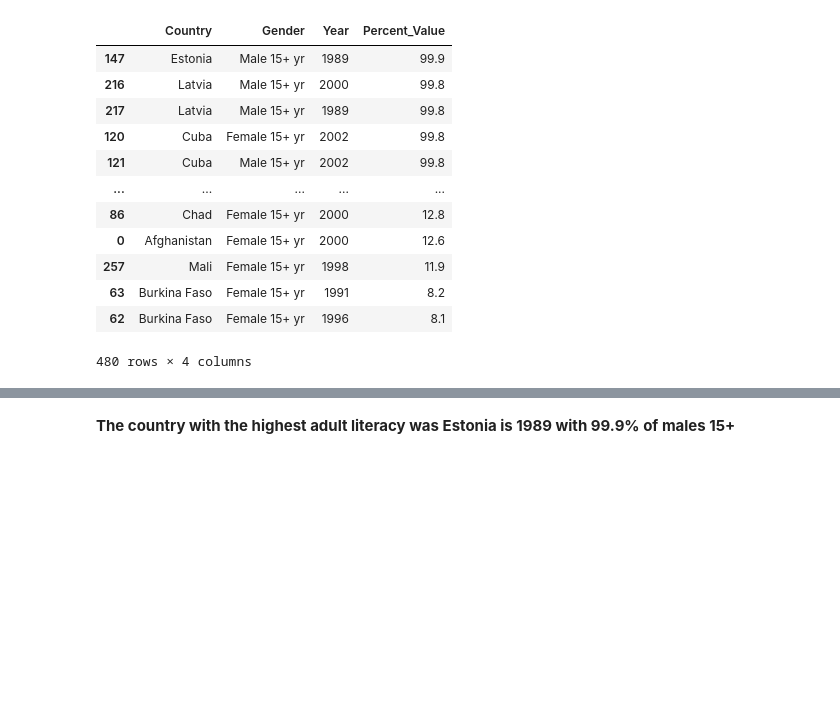
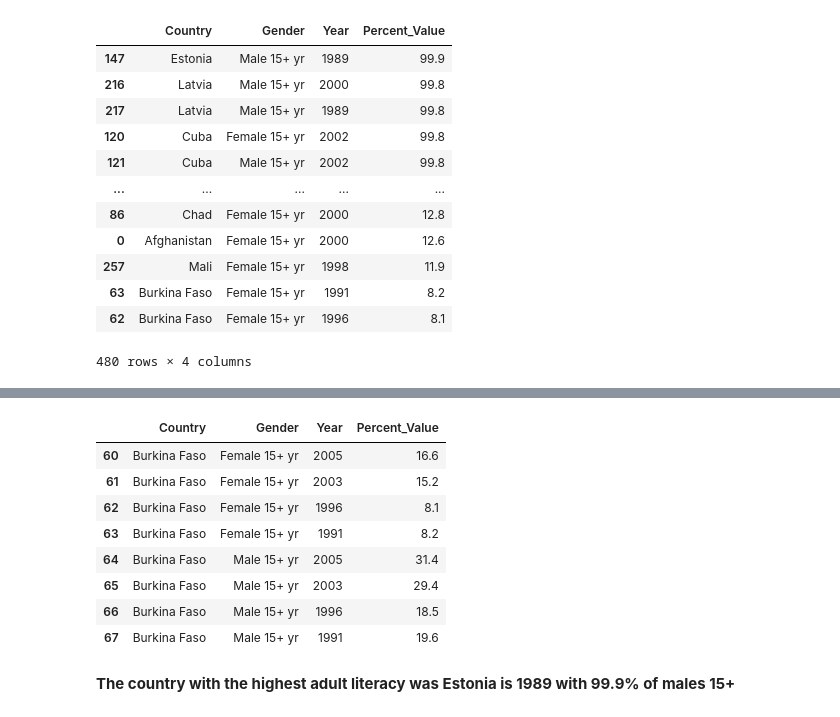
Before and after one commit to KagonDeans/un-exploration-KagonDeans, a Jupyter notebook: notebooks/Solo_UN_Data_Exploration.ipynb, the cells around one changed output, grey strips where cells are left out. Drawn from its saved outputs; the diff is of its cells as text; code cells hidden in the pictures; blank space fills up the shorter version.

```diff
--- a/notebooks/Solo_UN_Data_Exploration.ipynb
+++ b/notebooks/Solo_UN_Data_Exploration.ipynb
@@ -62,2 +70,14 @@ adult_lit.sort_values('Percent_Value', ascending = False)
+# %%
+adult_lit.loc[(adult_lit['Country']== 'Burkina Faso')]
+# %% [output]
+|  | Country | Gender | Year | Percent_Value |
+| 60 | Burkina Faso | Female 15+ yr | 2005 | 16.6 |
+| 61 | Burkina Faso | Female 15+ yr | 2003 | 15.2 |
+| 62 | Burkina Faso | Female 15+ yr | 1996 | 8.1 |
+| 63 | Burkina Faso | Female 15+ yr | 1991 | 8.2 |
+| 64 | Burkina Faso | Male 15+ yr | 2005 | 31.4 |
+| 65 | Burkina Faso | Male 15+ yr | 2003 | 29.4 |
+| 66 | Burkina Faso | Male 15+ yr | 1996 | 18.5 |
+| 67 | Burkina Faso | Male 15+ yr | 1991 | 19.6 |
 # %% [markdown]
 **The country with the highest adult literacy was Estonia is 1989 with 99.9% of males 15+**
```
Also changed, not shown: parts of 18 cells of this notebook.
